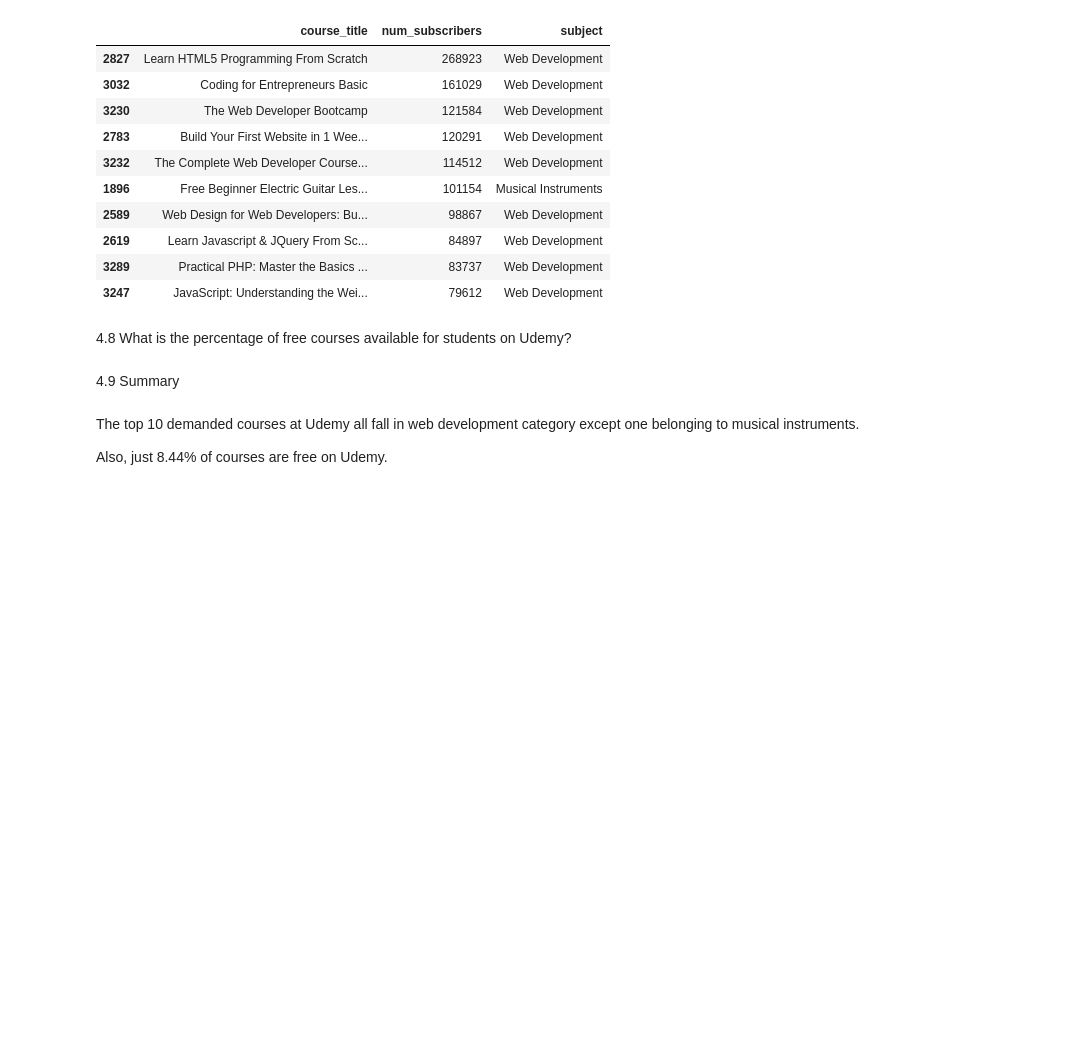
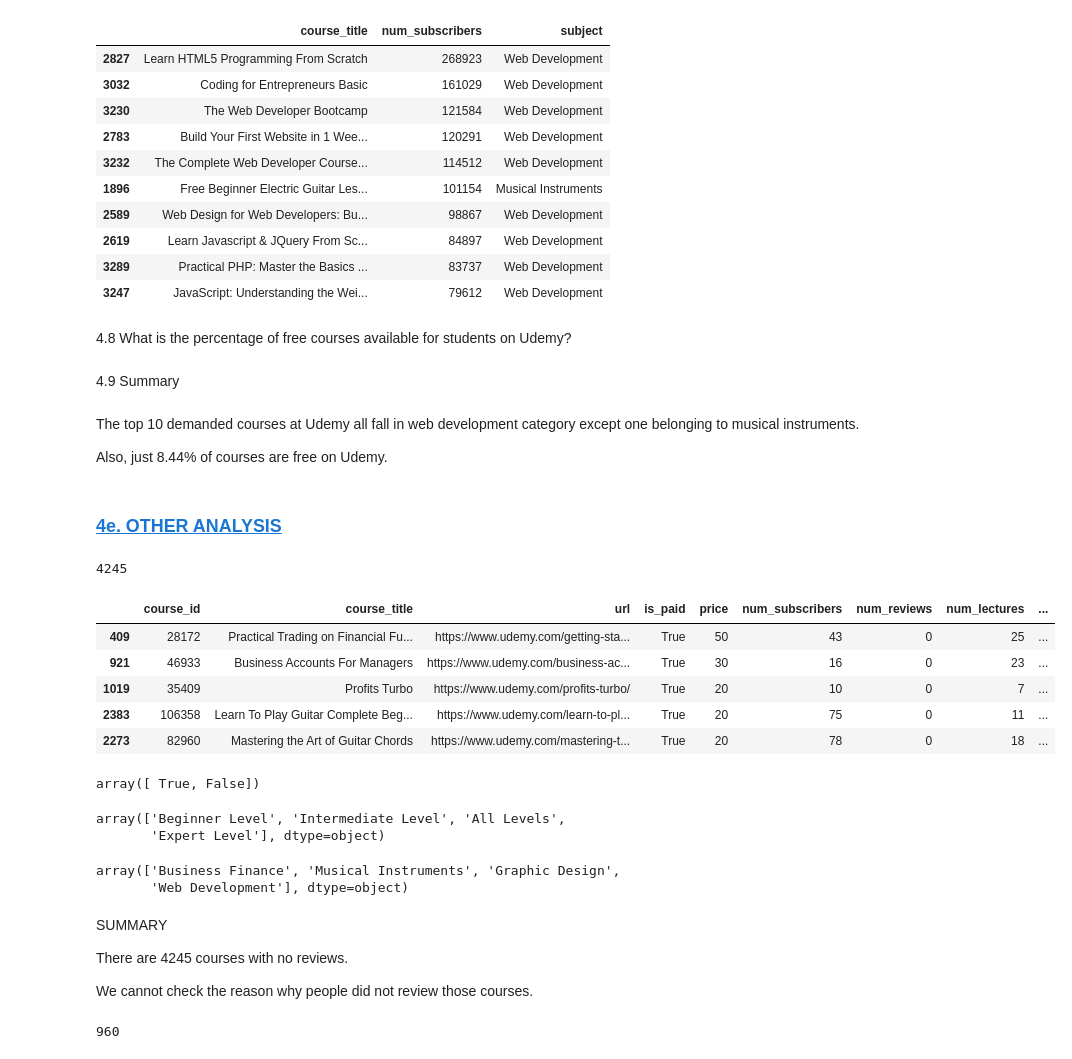
Before and after one commit to NiiJoshua/Udemy-Courses-EDA, a Jupyter notebook: Udemy Courses EDA-PDS 16.ipynb, the cells around one changed output. Drawn from its saved outputs; the diff is of its cells as text; code cells hidden in the pictures; blank space fills up the shorter version.

Commit message:
Add other analysis

```diff
--- a/Udemy Courses EDA-PDS 16.ipynb
+++ b/Udemy Courses EDA-PDS 16.ipynb
@@ -244,0 +287,2 @@ df.duplicated().sum()
+# %%
+df = df.drop([892])
@@ -245,3 +299,5 @@ df.duplicated().sum()
+# %%
+udemy_df = df
 # %% [markdown]
 ### <a id='4'>4. EXPLORATORY DATA ANALYSIS</a>
 # %% [markdown]
@@ -482,3 +538,44 @@ fig.update_layout(title="Distribution of paid and free courses")
 The top 10 demanded courses at Udemy all fall in web development category except one belonging to musical instruments.
 
 Also, just 8.44% of courses are free on Udemy.
+# %% [markdown]
+### <a href='#4c'>4e. OTHER ANALYSIS</a>
+# %%
+no_reviews = udemy_df[udemy_df['num_reviews'] == 0]
+no_reviews.size
+# %% [output]
+4245
+# %%
+no_reviews.head()
+# %% [output]
+|  | course_id | course_title | url | is_paid | price | num_subscribers | num_reviews | num_lectures | ... |
+| 409 | 28172 | Practical Trading on Financial Fu... | https://www.udemy.com/getting-sta... | True | 50 | 43 | 0 | 25 | ... |
+| 921 | 46933 | Business Accounts For Managers | https://www.udemy.com/business-ac... | True | 30 | 16 | 0 | 23 | ... |
+| 1019 | 35409 | Profits Turbo | https://www.udemy.com/profits-turbo/ | True | 20 | 10 | 0 | 7 | ... |
+| 2383 | 106358 | Learn To Play Guitar Complete Beg... | https://www.udemy.com/learn-to-pl... | True | 20 | 75 | 0 | 11 | ... |
+| 2273 | 82960 | Mastering the Art of Guitar Chords | https://www.udemy.com/mastering-t... | True | 20 | 78 | 0 | 18 | ... |
+# %%
+no_reviews.is_paid.unique()
+# %% [output]
+array([ True, False])
+# %%
+no_reviews.level.unique()
+# %% [output]
+array(['Beginner Level', 'Intermediate Level', 'All Levels',
+       'Expert Level'], dtype=object)
+# %%
+no_reviews.subject.unique()
+# %% [output]
+array(['Business Finance', 'Musical Instruments', 'Graphic Design',
+       'Web Development'], dtype=object)
+# %% [markdown]
+SUMMARY
+
+There are 4245 courses with no reviews.
+
+We cannot check the reason why people did not review those courses.
+# %%
+no_subs = udemy_df[udemy_df['num_subscribers'] == 0]
+no_subs.size
+# %% [output]
+960
```
Also changed, not shown: parts of 19 cells of this notebook.
